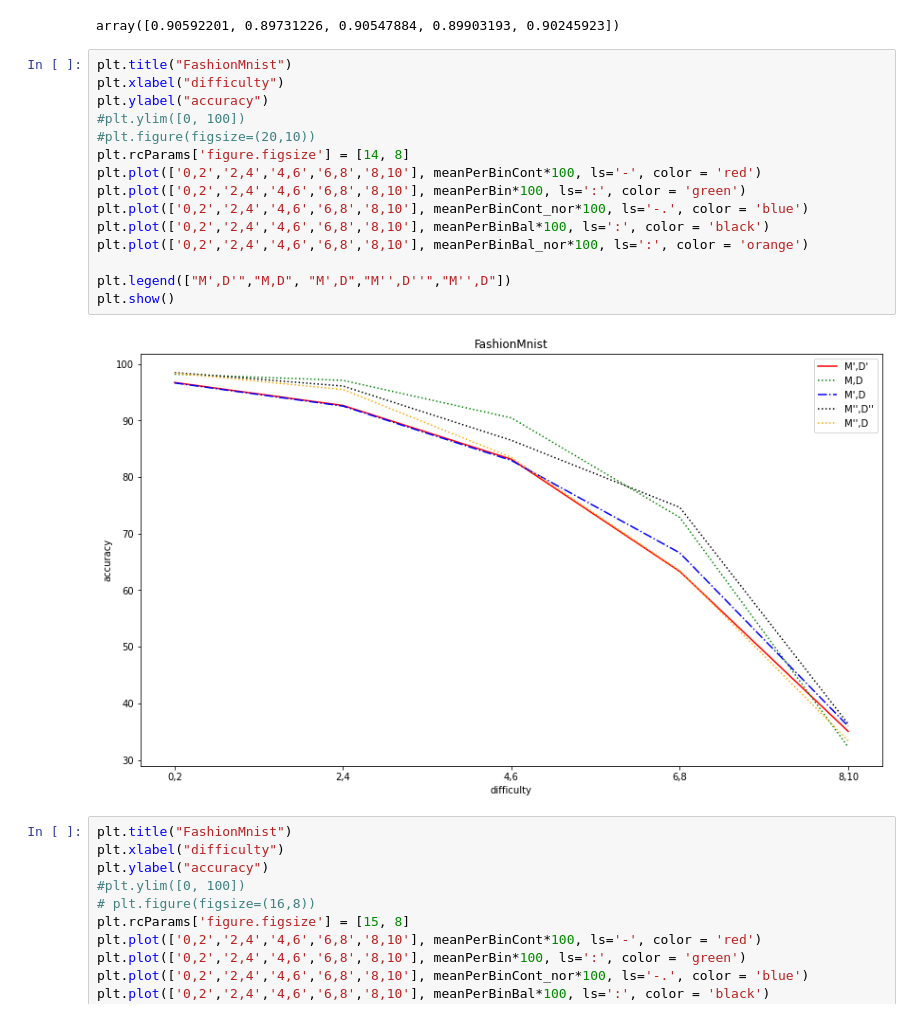
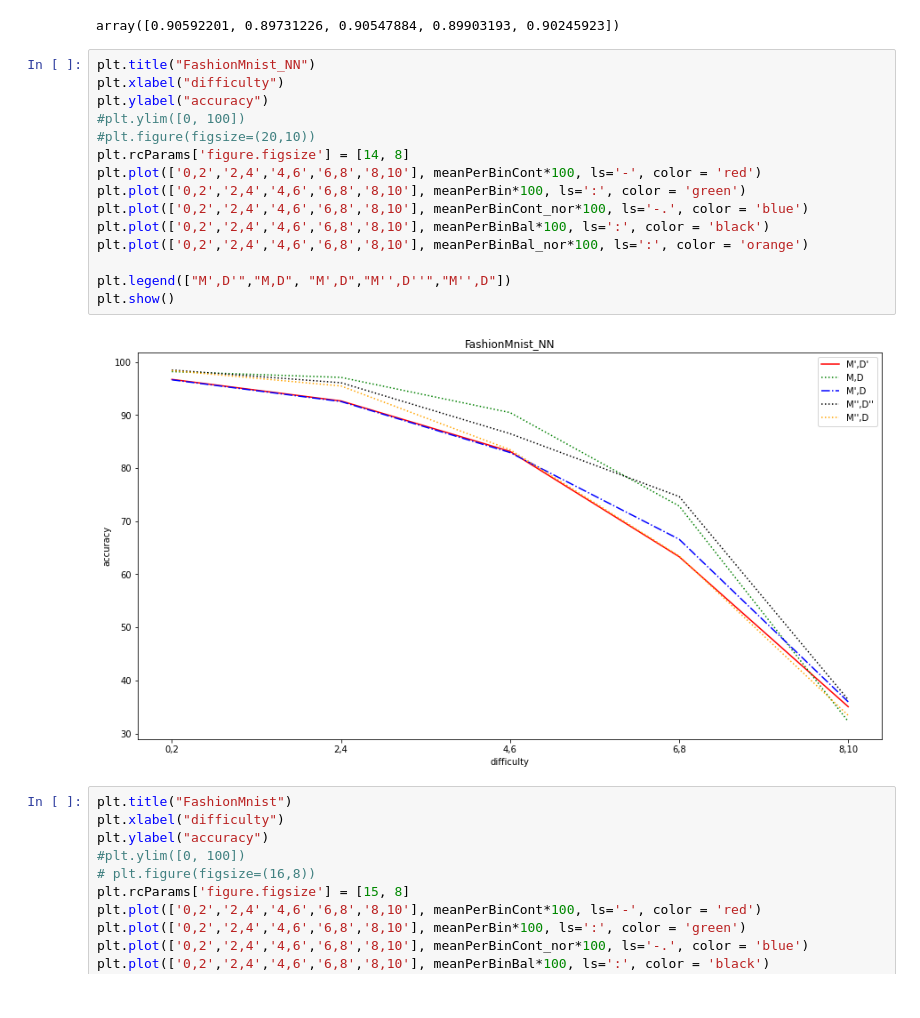
Before and after one commit to behzadnet/Intervention, a Jupyter notebook: NN/plots_fashionMnist_NN.ipynb, the cells around one changed output. Drawn from its saved outputs; the diff is of its cells as text.

```diff
--- a/NN/plots_fashionMnist_NN.ipynb
+++ b/NN/plots_fashionMnist_NN.ipynb
@@ -583,22 +583,22 @@ meanPerBinBal_nor
 0.9020408552885055
 array([0.90592201, 0.89731226, 0.90547884, 0.89903193, 0.90245923])
 # %%
-plt.title("FashionMnist")
+plt.title("FashionMnist_NN")
 plt.xlabel("difficulty")
 plt.ylabel("accuracy")
 #plt.ylim([0, 100])
 #plt.figure(figsize=(20,10))
 plt.rcParams['figure.figsize'] = [14, 8]
 plt.plot(['0,2','2,4','4,6','6,8','8,10'], meanPerBinCont*100, ls='-', color = 'red')
 plt.plot(['0,2','2,4','4,6','6,8','8,10'], meanPerBin*100, ls=':', color = 'green')
 plt.plot(['0,2','2,4','4,6','6,8','8,10'], meanPerBinCont_nor*100, ls='-.', color = 'blue')
 plt.plot(['0,2','2,4','4,6','6,8','8,10'], meanPerBinBal*100, ls=':', color = 'black')
 plt.plot(['0,2','2,4','4,6','6,8','8,10'], meanPerBinBal_nor*100, ls=':', color = 'orange')
 
 plt.legend(["M',D'","M,D", "M',D","M'',D''","M'',D"])
 plt.show()
 # %% [output]
-[figure, old version]
+[figure, new version]
 # %%
 plt.title("FashionMnist")
 plt.xlabel("difficulty")
```
Also changed, not shown: parts of 3 cells of this notebook, 5 other files.
